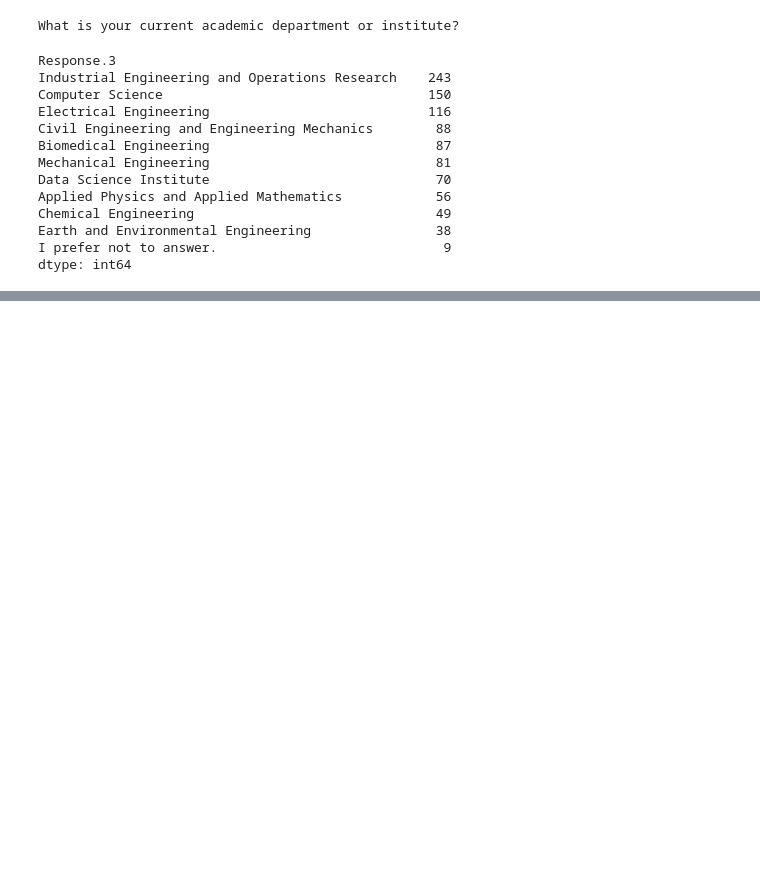
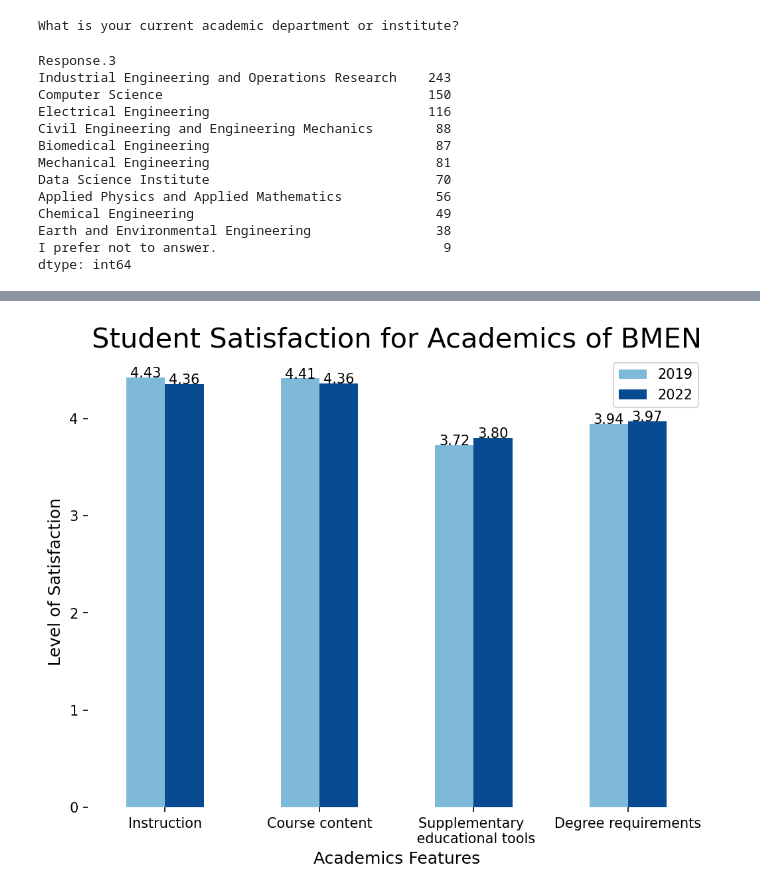
Before and after one commit to PatriciaSong/QLS, a Jupyter notebook: Biomedical Engineering.ipynb, the cells around one changed output, grey strips where cells are left out. Cells and saved outputs as stored; diff of their text form; code cells hidden in the pictures; blank space fills up the shorter version.

```diff
--- a/Biomedical Engineering.ipynb
+++ b/Biomedical Engineering.ipynb
@@ -231,0 +400,3 @@ ax.spines['left'].set_visible(False)
+# %%
+aca_import_2019=query_data(Q,qq,df2019,"academics",indx=1)
+aca_import_2022=query_data(Q,qq,df2022,"academics",indx=1)
@@ -231,0 +415,5 @@ ax.spines['left'].set_visible(False)
+# %%
+aca=pd.DataFrame(aca_import_2019.mean(axis=0)[:4])
+aca.rename(columns={0:'2019'},inplace=True)
+aca['2022']=(aca_import_2022.mean(axis=0)[:4])
+aca.rename(index={'Supplementary educational tools':'Supplementary \n educational tools'},inplace=True)
@@ -231,0 +428,24 @@ ax.spines['left'].set_visible(False)
+# %%
+cmap = mpl.cm.Blues(np.linspace(0.4,0.9,100))
+cmap = mpl.colors.ListedColormap(cmap[10:,:-1])
+fig,ax=plt.subplots(figsize=(8,6),dpi=150)
+
+aca.plot(kind='bar',colormap=cmap,ax=ax)
+
+plt.ylabel("Level of Satisfaction",fontsize=12)
+plt.xlabel("Academics Features",fontsize=12)
+plt.title("Student Satisfaction for Academics of BMEN",fontsize=20)
+plt.xticks(rotation=0)
+ax.spines['top'].set_visible(False)
+ax.spines['right'].set_visible(False)
+ax.spines['bottom'].set_visible(False)
+ax.spines['left'].set_visible(False)
+
+x_offset = -0.1
+y_offset = 0.0
+for p in ax.patches:
+    b = p.get_bbox()
+    val = "{:.2f}".format(b.y1 + b.y0)
+    ax.annotate(val, ((b.x0 + b.x1)/2+ x_offset, b.y1+y_offset),fontsize=10)
+# %% [output]
+[figure, added]
```
Also changed, not shown: parts of 50 cells of this notebook, 1 other file.
